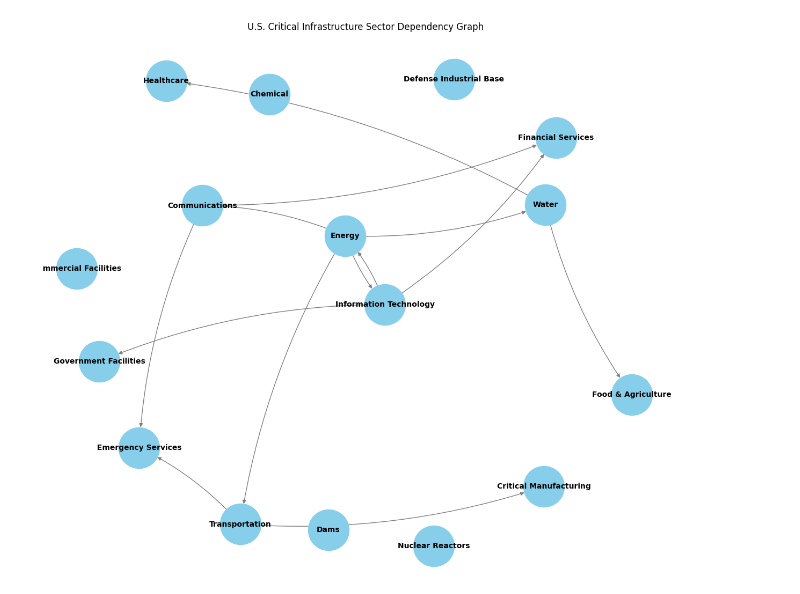
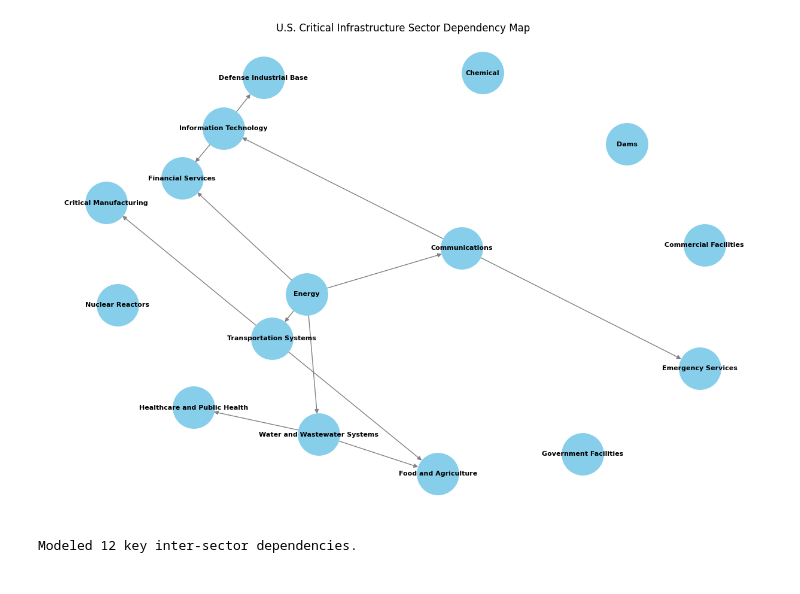
Before and after one commit to ekuelkpodar/Complex-Systems-Google-Colab-Experiment, a Jupyter notebook: Global_Critical_Infrastructure_Digital_Twin.ipynb, the cells around one changed output. Cells and saved outputs as stored; diff of their text form; code cells hidden in the pictures.

```diff
--- a/Global_Critical_Infrastructure_Digital_Twin.ipynb
+++ b/Global_Critical_Infrastructure_Digital_Twin.ipynb
@@ -34,30 +51,33 @@ In this section, we create a directed graph representing the interdependencies b
 # %%
-def build_dependency_graph():
-    G = nx.DiGraph()
-    G.add_nodes_from(SECTORS)
+# Define primary inter-sector dependencies
+dependencies = [
+    ('Energy', 'Communications'),
+    ('Energy', 'Water and Wastewater Systems'),
+    ('Energy', 'Transportation Systems'),
+    ('Energy', 'Financial Services'),
+    ('Communications', 'Information Technology'),
+    ('Communications', 'Emergency Services'),
+    ('Information Technology', 'Financial Services'),
+    ('Information Technology', 'Defense Industrial Base'),
+    ('Water and Wastewater Systems', 'Healthcare and Public Health'),
+    ('Water and Wastewater Systems', 'Food and Agriculture'),
+    ('Transportation Systems', 'Critical Manufacturing'),
+    ('Transportation Systems', 'Food and Agriculture')
+]
 
-    # Add primary dependencies (representative examples)
-    dependencies = [
-        ('Energy', 'Water'), ('Energy', 'Transportation'), ('Energy', 'Communications'),
-        ('Communications', 'Financial Services'), ('Communications', 'Emergency Services'),
-        ('Information Technology', 'Financial Services'), ('Information Technology', 'Energy'),
-        ('Water', 'Healthcare'), ('Water', 'Food & Agriculture'),
-        ('Transportation', 'Critical Manufacturing'), ('Transportation', 'Emergency Services'),
-        ('Energy', 'Information Technology'), ('Information Technology', 'Government Facilities')
-    ]
-    G.add_edges_from(dependencies)
-    return G
+# Add edges to the graph
+G.add_edges_from(dependencies)
 
-def visualize_graph(G):
-    plt.figure(figsize=(12, 10))
-    pos = nx.spring_layout(G, k=1.5, seed=42)
-    nx.draw(G, pos, with_labels=True, node_color='skyblue',
-            node_size=3000, edge_color='gray', font_size=10,
-            font_weight='bold', arrows=True, connectionstyle='arc3,rad=0.1')
-    plt.title("U.S. Critical Infrastructure Sector Dependency Graph")
-    plt.show()
+# Visualize the dependency network
+plt.figure(figsize=(12, 8))
+pos = nx.spring_layout(G, seed=42)
+nx.draw(G, pos, with_labels=True, node_color='skyblue',
+        node_size=2500, font_size=8, font_weight='bold',
+        arrows=True, edge_color='gray')
+plt.title("U.S. Critical Infrastructure Sector Dependency Map")
+plt.show()
 
-infrastructure_graph = build_dependency_graph()
-visualize_graph(infrastructure_graph)
+print(f"Modeled {G.number_of_edges()} key inter-sector dependencies.")
 # %% [output]
-[figure, old version]
+[figure, new version]
+Modeled 12 key inter-sector dependencies.
```
Also changed, not shown: parts of 17 cells of this notebook.
